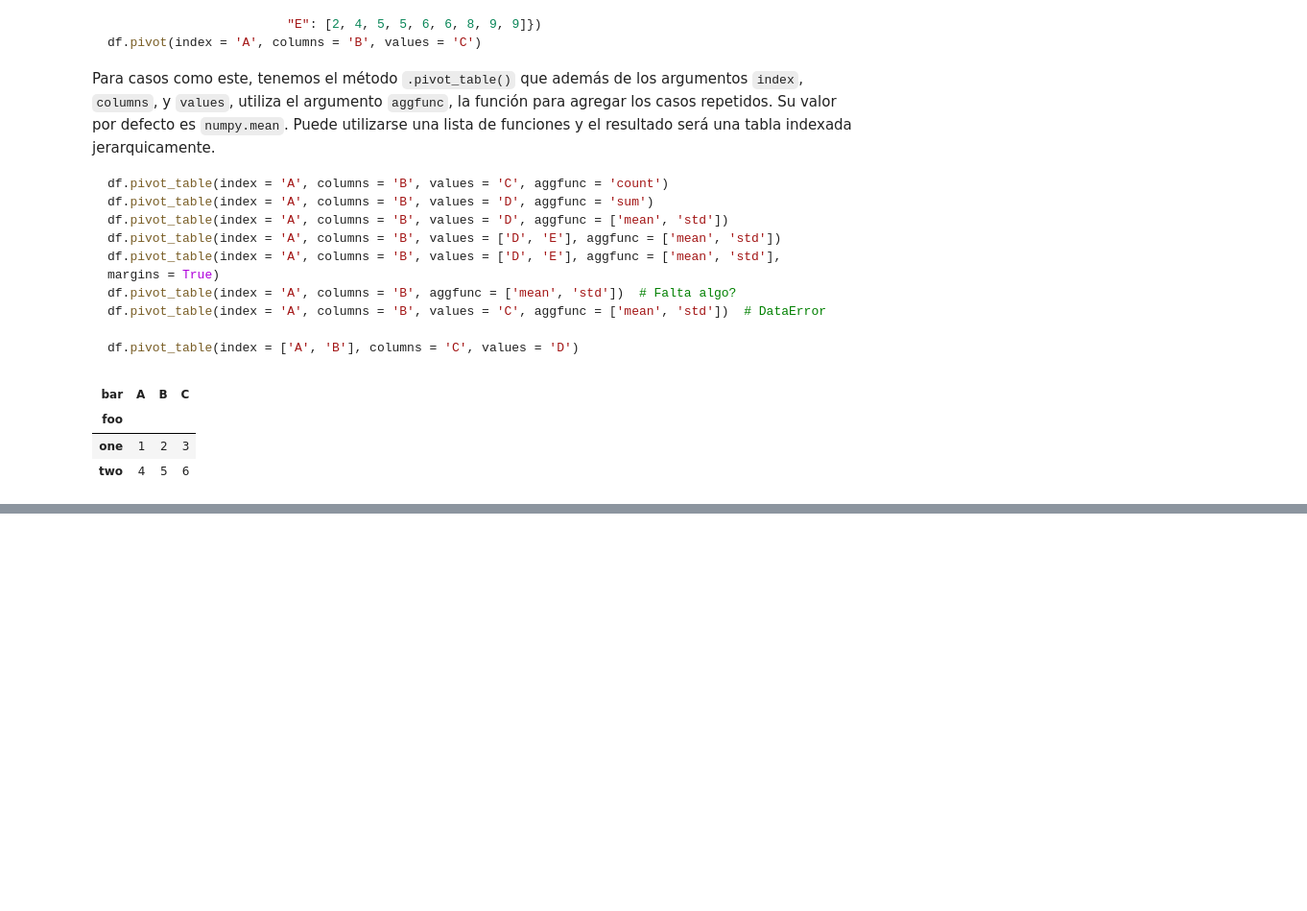
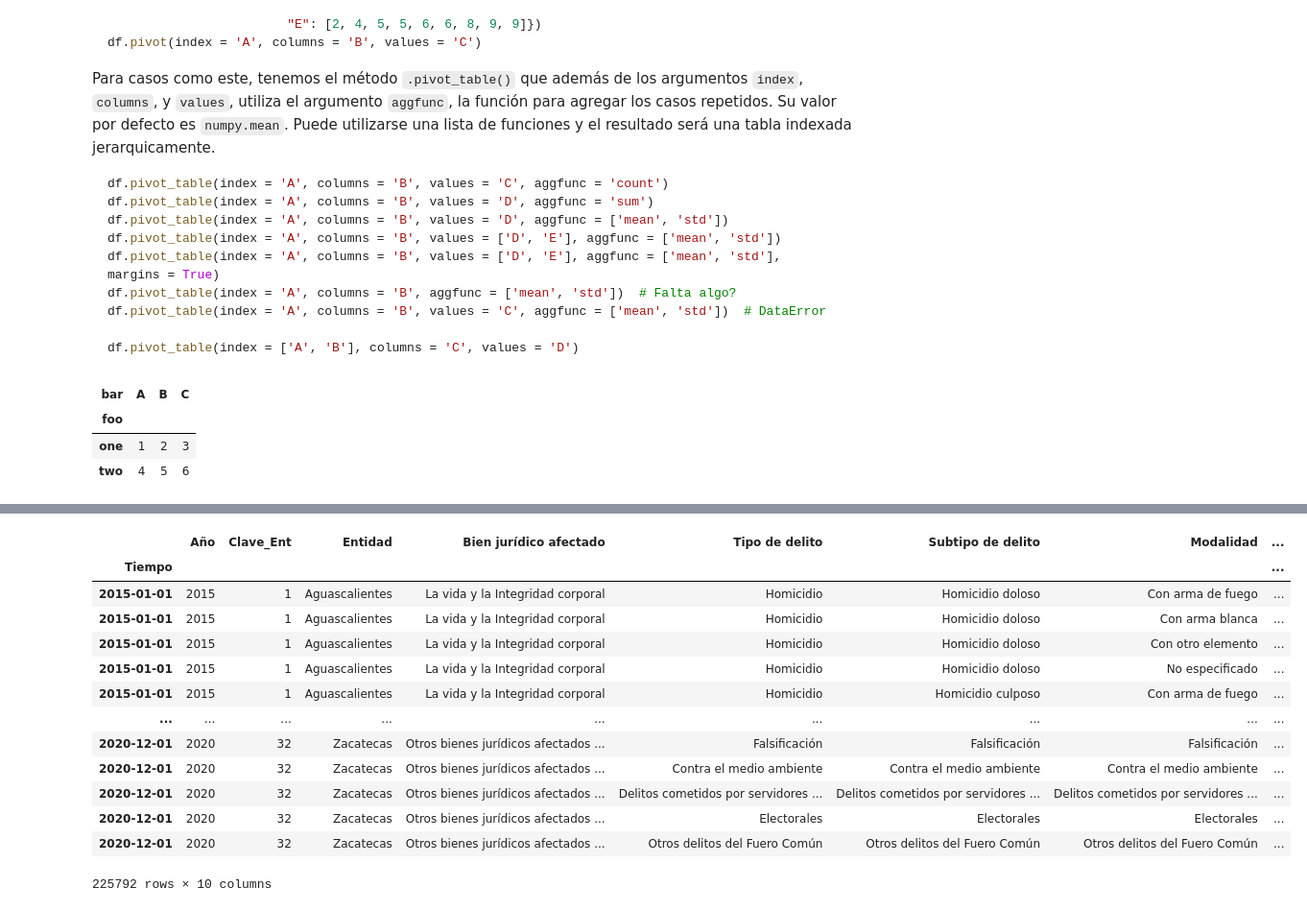
Before and after one commit to NelMuriel/Diplomado-Big-Data-Modulo-4, a Jupyter notebook: Notebooks/Day3. Pandas Query.ipynb, the cells around one changed output, grey strips where cells are left out. Shown: that part at 96% size. Drawn from its saved outputs; the diff is of its cells as text; code cells hidden in the pictures; blank space fills up the shorter version.

```diff
--- a/Notebooks/Day3. Pandas Query.ipynb
+++ b/Notebooks/Day3. Pandas Query.ipynb
@@ -446,0 +536,22 @@ Identifica cuáles variables necesitamos reestructurar en el método melt y arre
+# %%
+import locale
+locale.setlocale(locale.LC_TIME, 'es_ES')
+
+incidencia_tidy = incidencia_tidy.assign(Periodo = lambda x: x.Año.astype('str') + '-' + x.Mes)
+incidencia_tidy['Tiempo'] = pd.to_datetime(incidencia_tidy['Periodo'], format = "%Y-%B")
+incidencia_tidy.set_index('Tiempo')
+# %% [output]
+|  | Año | Clave_Ent | Entidad | Bien jurídico afectado | Tipo de delito | Subtipo de delito | Modalidad | ... |
+| Tiempo |  |  |  |  |  |  |  | ... |
+| 2015-01-01 | 2015 | 1 | Aguascalientes | La vida y la Integridad corporal | Homicidio | Homicidio doloso | Con arma de fuego | ... |
+| 2015-01-01 | 2015 | 1 | Aguascalientes | La vida y la Integridad corporal | Homicidio | Homicidio doloso | Con arma blanca | ... |
+| 2015-01-01 | 2015 | 1 | Aguascalientes | La vida y la Integridad corporal | Homicidio | Homicidio doloso | Con otro elemento | ... |
+| 2015-01-01 | 2015 | 1 | Aguascalientes | La vida y la Integridad corporal | Homicidio | Homicidio doloso | No especificado | ... |
+| 2015-01-01 | 2015 | 1 | Aguascalientes | La vida y la Integridad corporal | Homicidio | Homicidio culposo | Con arma de fuego | ... |
+| ... | ... | ... | ... | ... | ... | ... | ... | ... |
+| 2020-12-01 | 2020 | 32 | Zacatecas | Otros bienes jurídicos afectados ... | Falsificación | Falsificación | Falsificación | ... |
+| 2020-12-01 | 2020 | 32 | Zacatecas | Otros bienes jurídicos afectados ... | Contra el medio ambiente | Contra el medio ambiente | Contra el medio ambiente | ... |
+| 2020-12-01 | 2020 | 32 | Zacatecas | Otros bienes jurídicos afectados ... | Delitos cometidos por servidores ... | Delitos cometidos por servidores ... | Delitos cometidos por servidores ... | ... |
+| 2020-12-01 | 2020 | 32 | Zacatecas | Otros bienes jurídicos afectados ... | Electorales | Electorales | Electorales | ... |
+| 2020-12-01 | 2020 | 32 | Zacatecas | Otros bienes jurídicos afectados ... | Otros delitos del Fuero Común | Otros delitos del Fuero Común | Otros delitos del Fuero Común | ... |
+225792 rows × 10 columns
```
Also changed, not shown: parts of 43 cells of this notebook.
